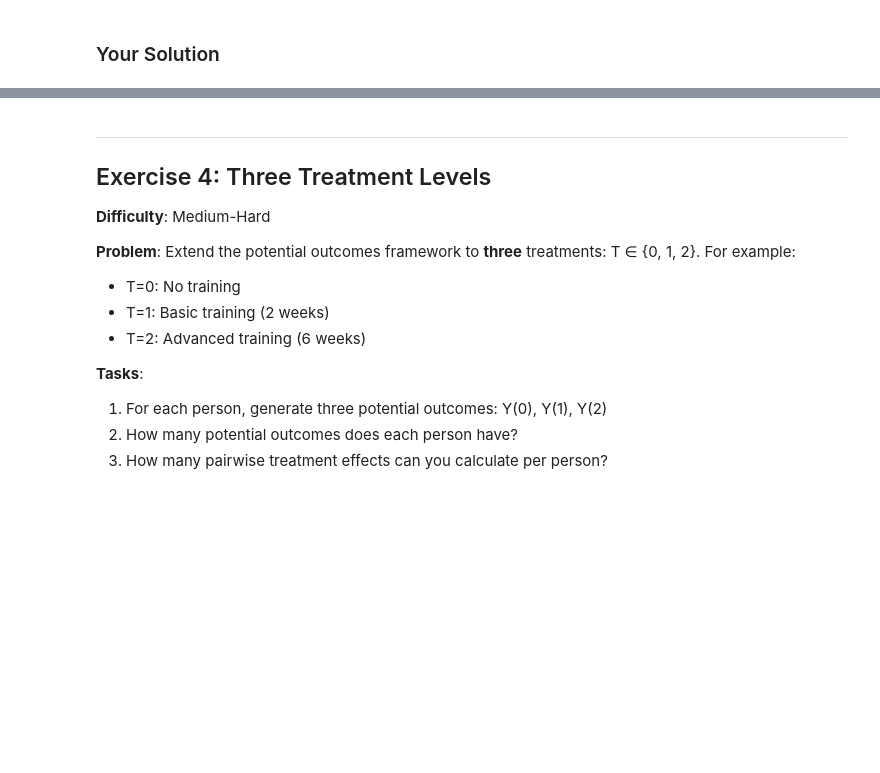
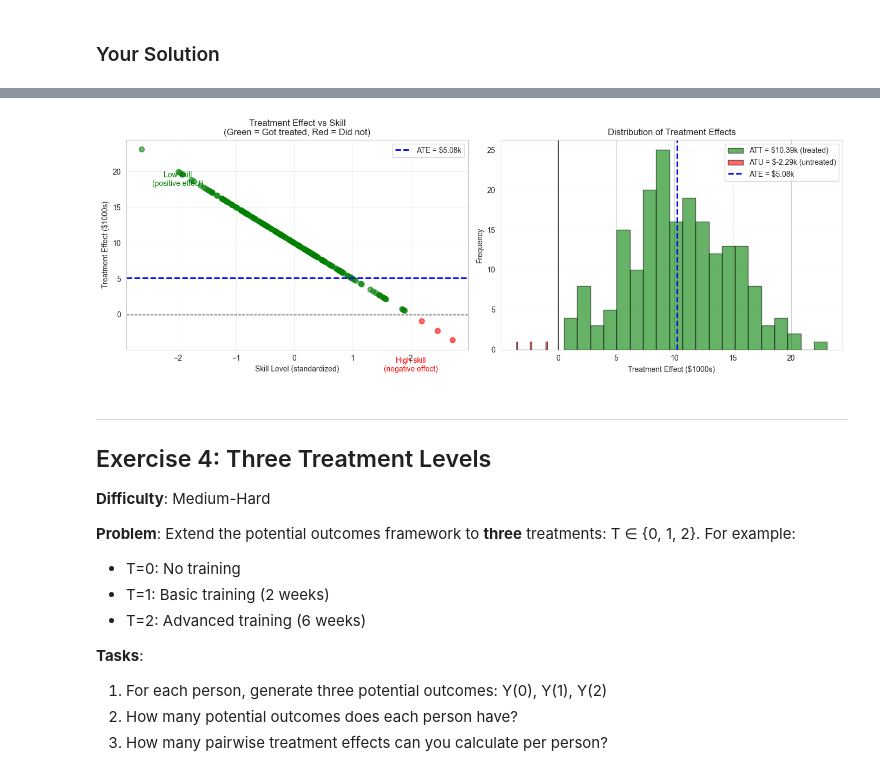
Before and after one commit to truongbnguyen88/causalML, a Jupyter notebook: 01_foundations/exercises/potential_outcomes_exercises.ipynb, the cells around one changed output, grey strips where cells are left out. Cells and saved outputs as stored; diff of their text form; code cells hidden in the pictures; blank space fills up the shorter version.

```diff
--- a/01_foundations/exercises/potential_outcomes_exercises.ipynb
+++ b/01_foundations/exercises/potential_outcomes_exercises.ipynb
@@ -241,0 +298,81 @@ Calculate different estimands:
+# %%
+# Exercise 3: Your code here
+np.random.seed(42)
+
+# Step 1: Generate heterogeneous data
+# TODO: Create skill variable
+# TODO: Make treatment effect depend on skill: helps low-skill but hurts high-skill
+n = 200
+skill = np.random.normal(0, 1, n)  # Standardized skill variable
+Y0 = 40 + 10 * skill + np.random.normal(0, 5, n)  # Baseline earnings depend on skill
+treatment_effect = 10 - 5 * skill  # Helps low-skill but hurts high-skill
+Y1 = Y0 + treatment_effect
+
+# Step 2: Calculate overall ATE
+# TODO: What is the average effect?
+overall_ate = treatment_effect.mean()
+print(f"Overall ATE (all people): ${overall_ate:.2f}k")
+print(f"\nTreatment Effect Distribution:")
+print(f"  Minimum: ${treatment_effect.min():.2f}k (hurts high-skill people)")
+print(f"  Maximum: ${treatment_effect.max():.2f}k (helps low-skill people)")
+print(f"  % with positive effect: {(treatment_effect > 0).mean() * 100:.1f}%")
+print(f"  % with negative effect: {(treatment_effect < 0).mean() * 100:.1f}%")
+
+# Step 3: Selection based on individual effects
+# TODO: Only people who benefit get treated
+T = (treatment_effect > 0).astype(int)  # Only those with positive effect get treated
+print(f"\nSelection Mechanism: Only people with positive effects enroll")
+print(f"  % treated: {T.mean() * 100:.1f}%")
+print(f"  % untreated: {(1 - T.mean()) * 100:.1f}%")
+
+# Step 4: Calculate estimands
+# TODO: Compute ATE, ATT, ATU
+# TODO: Compute naive estimate
+Y_obs = np.where(T == 1, Y1, Y0)
+ATT = treatment_effect[T == 1].mean()  # Effect for treated
+ATU = treatment_effect[T == 0].mean()  # Effect for untreated
+naive_estimate = Y_obs[T == 1].mean() - Y_obs[T == 0].mean()
+
+
+print(f"ATE: ${overall_ate:.2f}k")
+print(f"ATT: ${ATT:.2f}k")
+print(f"ATU: ${ATU:.2f}k")
+print(f"Naive Estimate: ${naive_estimate:.2f}k")
+
+# Step 5: Visualize
+# TODO: Plot treatment effect vs skill
+# TODO: Show who got treated
+# Visualization
+fig, axes = plt.subplots(1, 2, figsize=(14, 5))
+
+# Left: Treatment effect vs skill
+colors = ['green' if t == 1 else 'red' for t in T]
+axes[0].scatter(skill, treatment_effect, c=colors, alpha=0.6, s=50)
+axes[0].axhline(0, color='black', linestyle='--', linewidth=1)
+axes[0].axhline(ATE, color='blue', linestyle='--', linewidth=2, label=f'ATE = ${ATE:.2f}k')
+axes[0].set_xlabel('Skill Level (standardized)')
+axes[0].set_ylabel('Treatment Effect ($1000s)')
+axes[0].set_title('Treatment Effect vs Skill\n(Green = Got treated, Red = Did not)')
+axes[0].legend()
+axes[0].grid(True, alpha=0.3)
+
+# Add text annotations
+axes[0].text(-2, 18, 'Low skill\n(positive effect)', ha='center', fontsize=10, color='green')
+axes[0].text(2, -8, 'High skill\n(negative effect)', ha='center', fontsize=10, color='red')
+
+# Right: Distribution comparison
+axes[1].hist(treatment_effect[T == 1], bins=20, alpha=0.6, color='green',
+             label=f'ATT = ${ATT:.2f}k (treated)', edgecolor='black')
+axes[1].hist(treatment_effect[T == 0], bins=20, alpha=0.6, color='red',
+             label=f'ATU = ${ATU:.2f}k (untreated)', edgecolor='black')
+axes[1].axvline(overall_ate, color='blue', linestyle='--', linewidth=2, label=f'ATE = ${ATE:.2f}k')
+axes[1].axvline(0, color='black', linestyle='-', linewidth=1)
+axes[1].set_xlabel('Treatment Effect ($1000s)')
+axes[1].set_ylabel('Frequency')
+axes[1].set_title('Distribution of Treatment Effects')
+axes[1].legend()
+axes[1].grid(True, alpha=0.3, axis='y')
+
+plt.tight_layout()
+plt.show()
+# %% [output]
@@ -242,3 +394,4 @@ Calculate different estimands:
+[figure, added]
 # %% [markdown]
 ---
 
```
Also changed, not shown: parts of 8 cells of this notebook, 1 other file.
